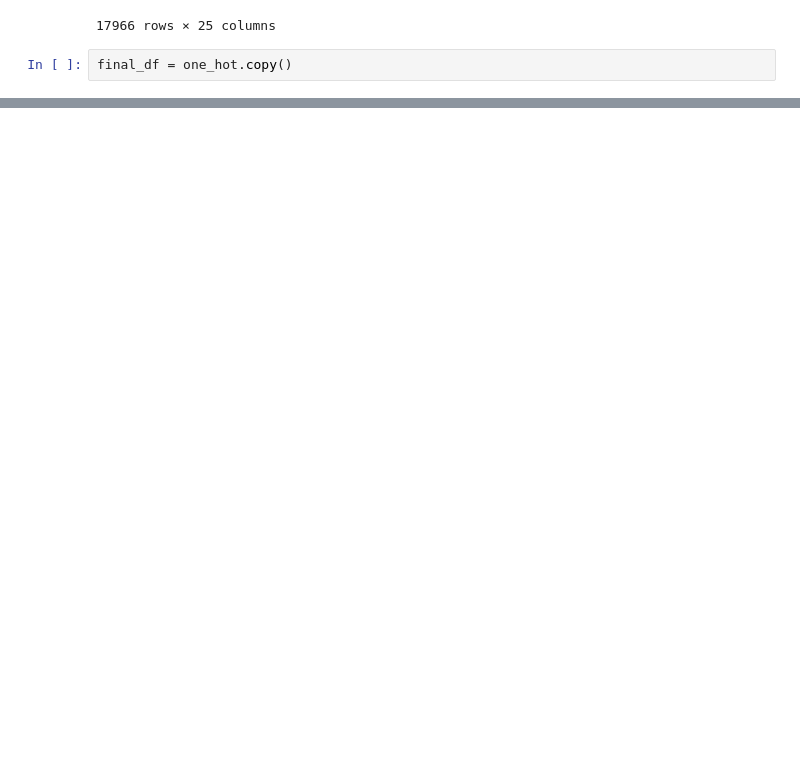
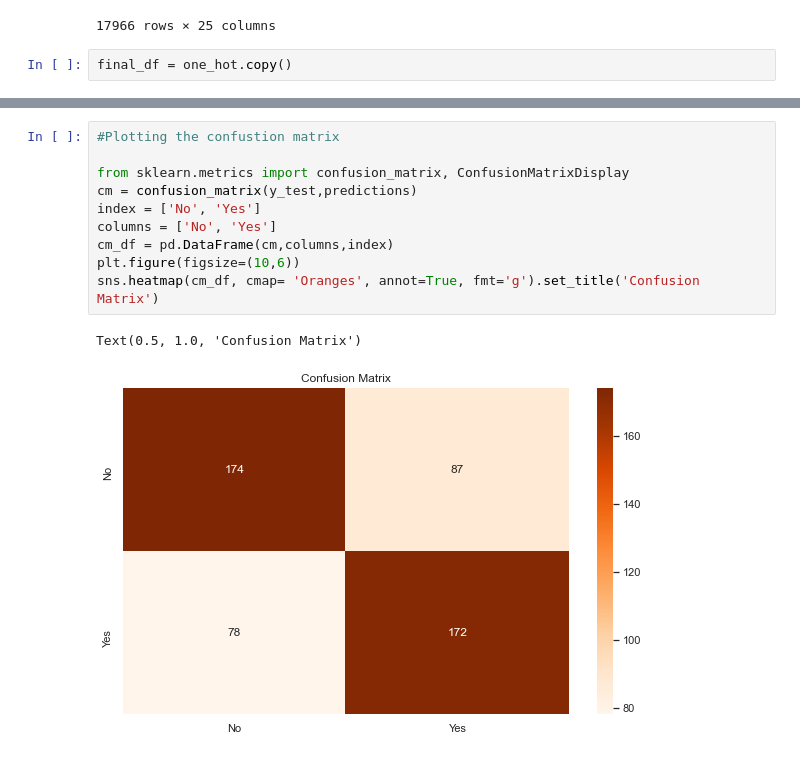
Before and after one commit to dataaivu/ML-Classification, a Jupyter notebook: Project_Deliverables/ML_Classification_Final.ipynb, the cells around one changed output, grey strips where cells are left out. Drawn from its saved outputs; the diff is of its cells as text; blank space fills up the shorter version.

```diff
--- a/Project_Deliverables/ML_Classification_Final.ipynb
+++ b/Project_Deliverables/ML_Classification_Final.ipynb
@@ -764,0 +658,13 @@ plt.show()
+# %%
+#Plotting the confustion matrix
+
+from sklearn.metrics import confusion_matrix, ConfusionMatrixDisplay
+cm = confusion_matrix(y_test,predictions)
+index = ['No', 'Yes']
+columns = ['No', 'Yes']
+cm_df = pd.DataFrame(cm,columns,index)
+plt.figure(figsize=(10,6))
+sns.heatmap(cm_df, cmap= 'Oranges', annot=True, fmt='g').set_title('Confusion Matrix')
+# %% [output]
+Text(0.5, 1.0, 'Confusion Matrix')
+[figure, added]
```
Also changed, not shown: parts of 30 cells of this notebook, 1 other file.
